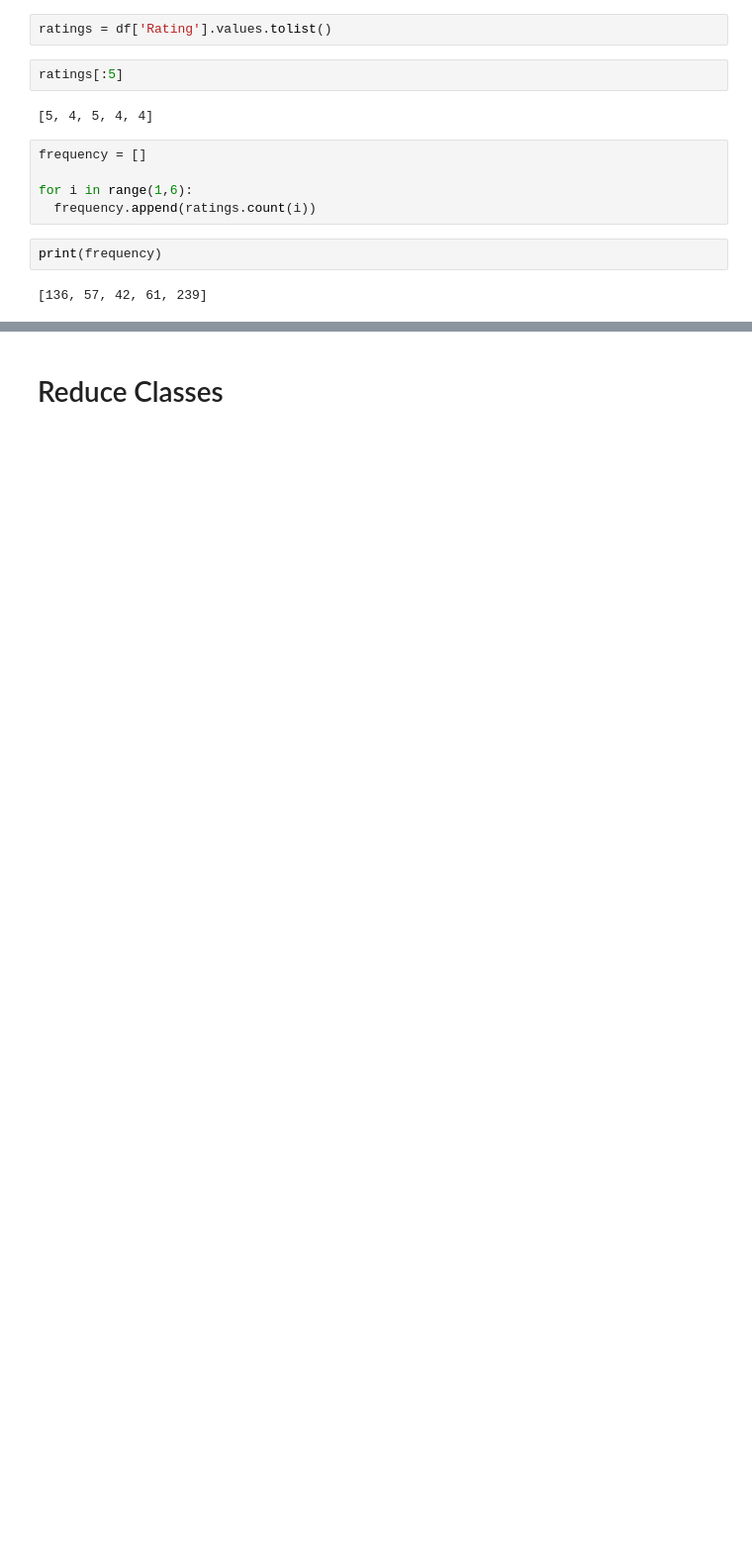
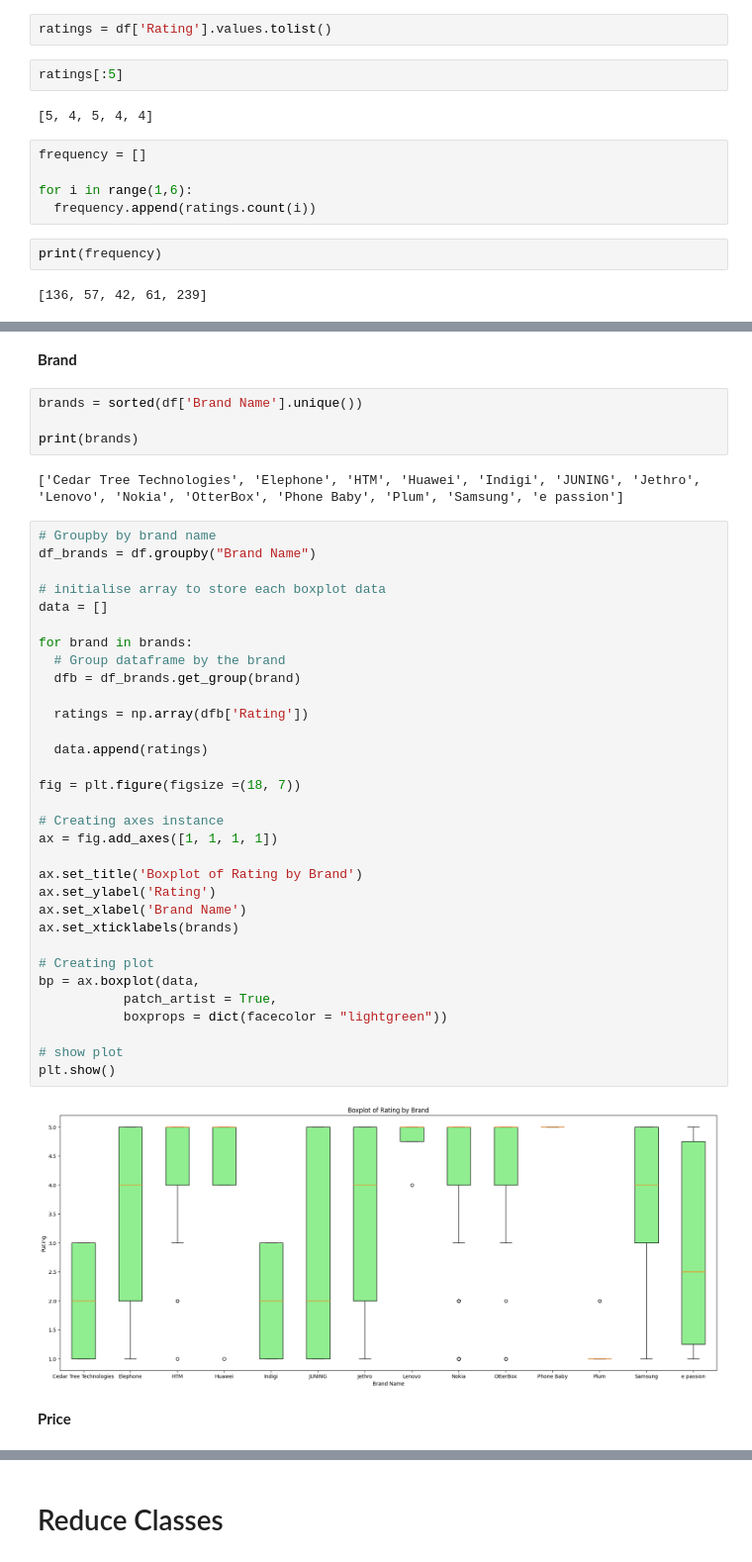
Before and after one commit to KemasRaihan/Hybrid-Neural-Network-Sentiment-Analysis-Of-Phone-Reviews, a Jupyter notebook: Customer_Reviews_Sentiment_Analysis.ipynb, the cells around one changed output, grey strips where cells are left out. Shown at 99% size. Drawn from its saved outputs; the diff is of its cells as text; blank space fills up the shorter version.

```diff
--- a/Customer_Reviews_Sentiment_Analysis.ipynb
+++ b/Customer_Reviews_Sentiment_Analysis.ipynb
@@ -162,0 +206,44 @@ plt.show()
+# %% [markdown]
+**Brand**
+# %%
+brands = sorted(df['Brand Name'].unique())
+
+print(brands)
+# %% [output]
+['Cedar Tree Technologies', 'Elephone', 'HTM', 'Huawei', 'Indigi', 'JUNING', 'Jethro', 'Lenovo', 'Nokia', 'OtterBox', 'Phone Baby', 'Plum', 'Samsung', 'e passion']
+# %%
+# Groupby by brand name
+df_brands = df.groupby("Brand Name")
+
+# initialise array to store each boxplot data
+data = []
+
+for brand in brands:
+  # Group dataframe by the brand
+  dfb = df_brands.get_group(brand)
+
+  ratings = np.array(dfb['Rating'])
+
+  data.append(ratings)
+
+fig = plt.figure(figsize =(18, 7))
+
+# Creating axes instance
+ax = fig.add_axes([1, 1, 1, 1])
+
+ax.set_title('Boxplot of Rating by Brand')
+ax.set_ylabel('Rating')
+ax.set_xlabel('Brand Name')
+ax.set_xticklabels(brands)
+
+# Creating plot
+bp = ax.boxplot(data,
+           patch_artist = True,
+           boxprops = dict(facecolor = "lightgreen"))
+
+# show plot
+plt.show()
+# %% [output]
+[figure, added]
+# %% [markdown]
+**Price**
```
Also changed, not shown: parts of 118 cells of this notebook.
